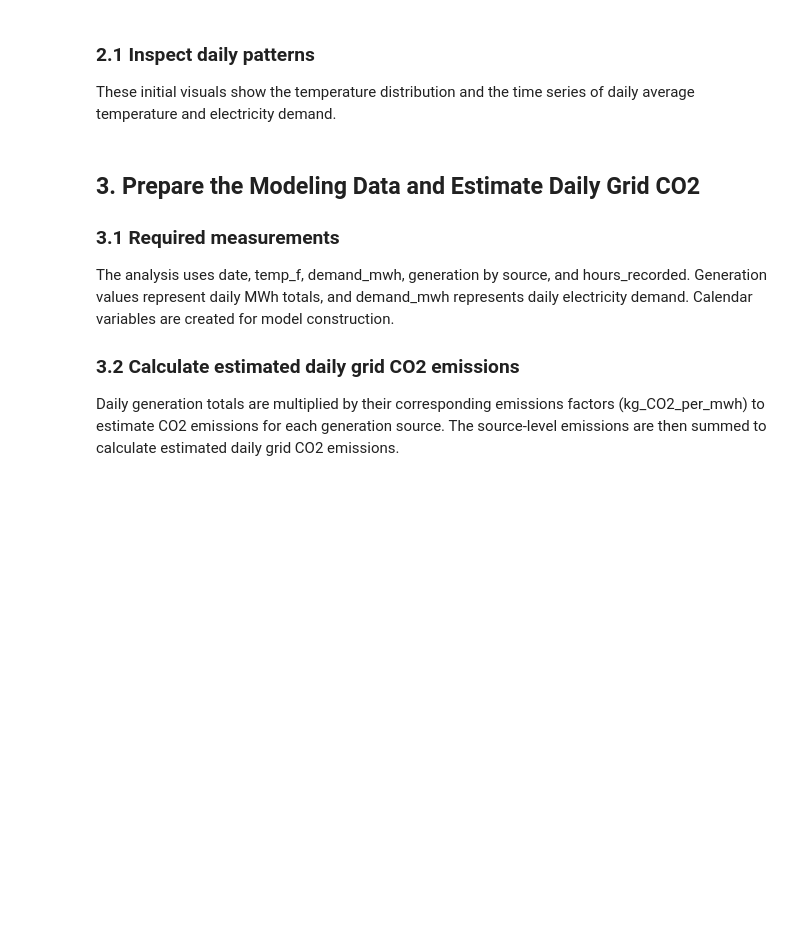
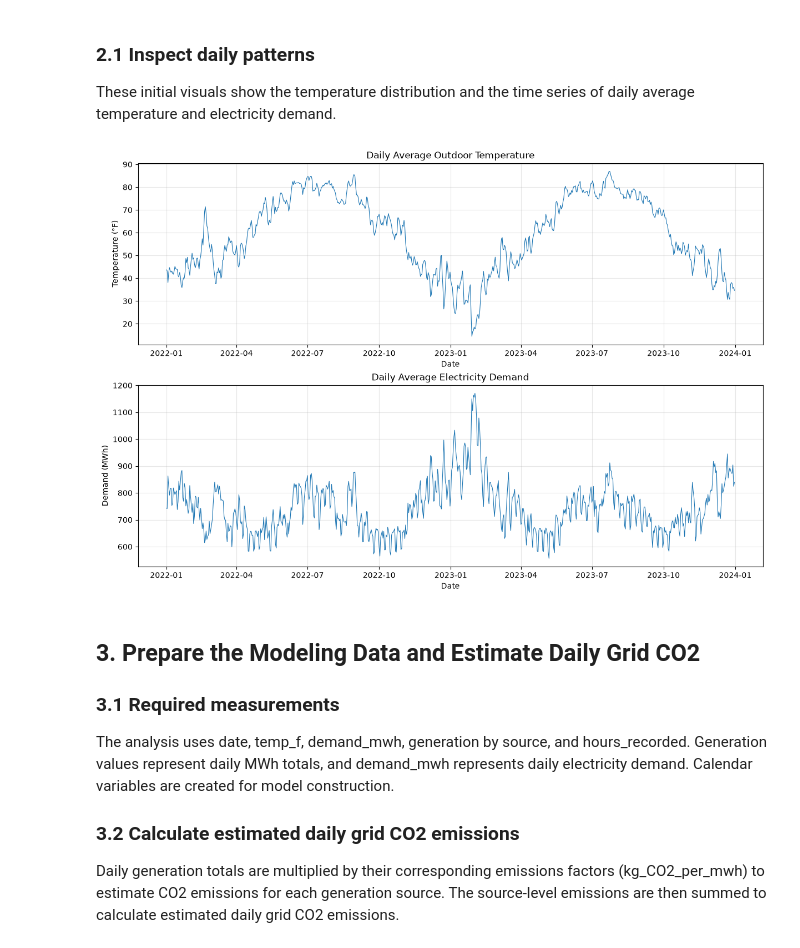
Before and after one commit to jandrew2353/Group1-491, a Jupyter notebook: Topic3_Climate_Energy_The_Green_Tech_Carbon_Spike/data/Hypothesis2_Experiment.ipynb, the cells around one changed output. Cells and saved outputs as stored; diff of their text form; code cells hidden in the pictures; blank space fills up the shorter version.

```diff
--- a/Topic3_Climate_Energy_The_Green_Tech_Carbon_Spike/data/Hypothesis2_Experiment.ipynb
+++ b/Topic3_Climate_Energy_The_Green_Tech_Carbon_Spike/data/Hypothesis2_Experiment.ipynb
@@ -90,27 +132,21 @@ These initial visuals show the temperature distribution and the time series of d
 # %%
 fig, axes = plt.subplots(2, 1, figsize=(12, 8), constrained_layout=True)
 
 axes[0].plot(daily_data["date"], daily_data["temp_f"], linewidth=0.8)
 axes[0].set_title("Daily Average Outdoor Temperature")
 axes[0].set_xlabel("Date")
 axes[0].set_ylabel("Temperature (°F)")
 axes[0].grid(True, alpha=0.3)
 
 axes[1].plot(daily_data["date"], daily_data["demand_mwh"], linewidth=0.8)
 axes[1].set_title("Daily Average Electricity Demand")
 axes[1].set_xlabel("Date")
 axes[1].set_ylabel("Demand (MWh)")
 axes[1].grid(True, alpha=0.3)
 
 plt.show()
-
-plt.figure(figsize=(8, 5))
-plt.hist(daily_data["temp_f"].dropna(), bins=25)
-plt.title("Distribution of Daily Average Outdoor Temperature")
-plt.xlabel("Temperature (°F)")
-plt.ylabel("Number of days")
-plt.grid(True, alpha=0.3)
-plt.show()
+# %% [output]
+[figure, added]
 # %% [markdown]
 ## 3. Prepare the Modeling Data and Estimate Daily Grid CO2
 
```
Also changed, not shown: parts of 24 cells of this notebook, 6 other files.
